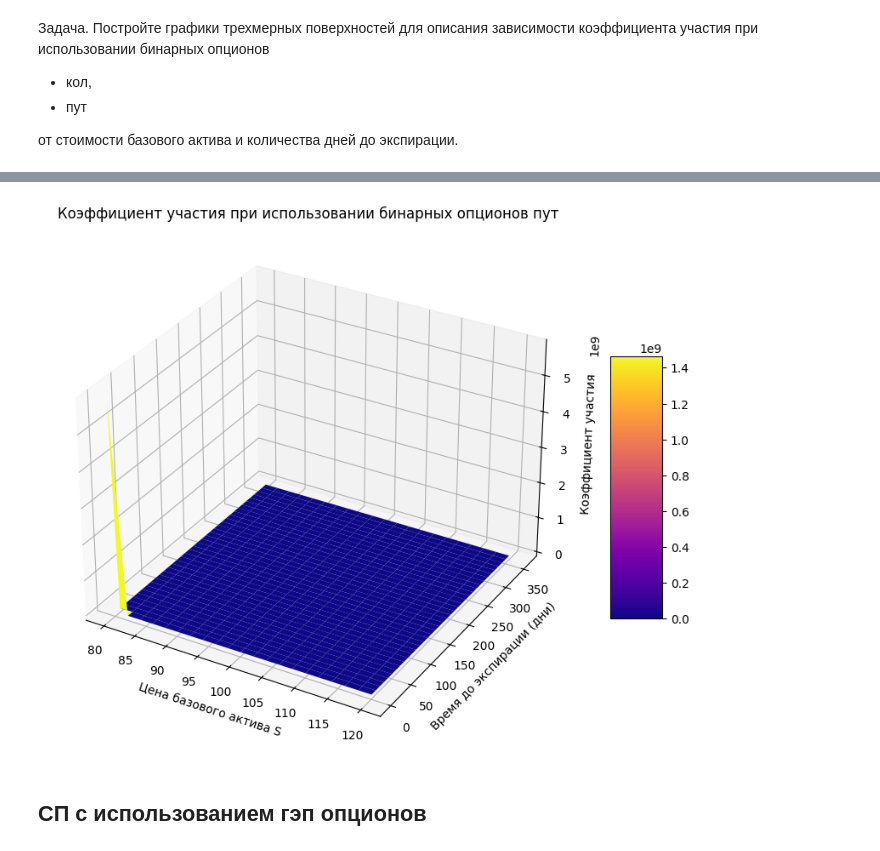
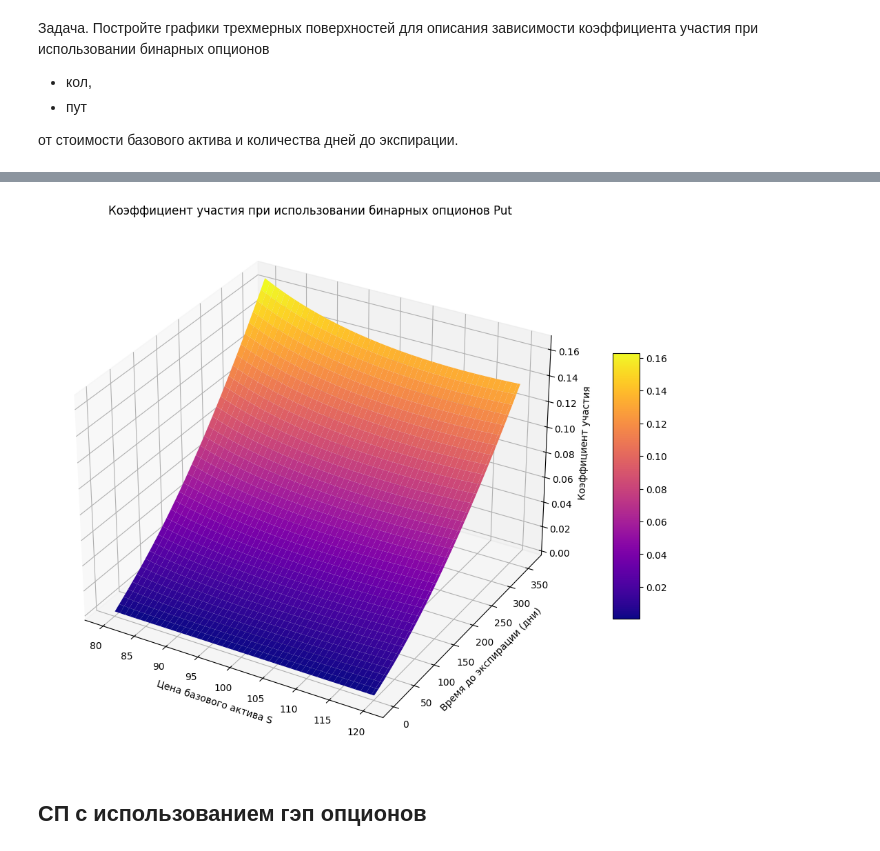
Before and after one commit to AlexanderBulldog/HASFI, a Jupyter notebook: lab_2а_GSFP.ipynb, the cells around one changed output, grey strips where cells are left out. Drawn from its saved outputs; the diff is of its cells as text; code cells hidden in the pictures.

```diff
--- a/lab_2а_GSFP.ipynb
+++ b/lab_2а_GSFP.ipynb
@@ -451,77 +451,85 @@ plt.show()
 
 от стоимости базового актива и количества дней до экспирации.
 # %%
+from mpl_toolkits.mplot3d import Axes3D
+
+
+r = 0.05
+q = 0.02
+sigma = 0.3
+N = 1000
+
 K1 = 90
 K2 = 110
 
+# --- Функции для оценки бинарных опционов ---
 def binary_option_call(S, K, T, r, q, sigma):
-    d1 = (np.log(S / K) + (r - q + sigma**2 / 2) * T) / (sigma * np.sqrt(T))
-    d2 = d1 - sigma * np.sqrt(T)
+    """
+    Оценка цены бинарного опционa Call (cash-or-nothing).
+    """
+    with np.errstate(divide='ignore', invalid='ignore'):
+        d2 = (np.log(S / K) + (r - q - 0.5 * sigma**2) * T) / (sigma * np.sqrt(T))
     return np.exp(-r * T) * norm.cdf(d2)
 
 def binary_option_put(S, K, T, r, q, sigma):
-    d1 = (np.log(S / K) + (r - q + sigma**2 / 2) * T) / (sigma * np.sqrt(T))
-    d2 = d1 - sigma * np.sqrt(T)
+    """
+    Оценка цены бинарного опциона Put (cash-or-nothing).
+    """
+    with np.errstate(divide='ignore', invalid='ignore'):
+        d2 = (np.log(S / K) + (r - q - 0.5 * sigma**2) * T) / (sigma * np.sqrt(T))
     return np.exp(-r * T) * norm.cdf(-d2)
 
-S_values = np.linspace(80, 120, 21)
-days_to_expiration = np.arange(1, 366, 10)
+
+S_values = np.linspace(80, 120, 100)
+days_to_expiration = np.arange(1, 366, 5)
 T_values = days_to_expiration / 365
 
 S_grid, T_grid = np.meshgrid(S_values, T_values)
 
+
+sigma = 0.5
+
+K1 = 80
+K2 = 130
+
+b_call_K1 = binary_option_call(S_grid, K1, T_grid, r, q, sigma)
+b_call_K2 = binary_option_call(S_grid, K2, T_grid, r, q, sigma)
+
+
+strategy_cost_call = np.maximum(b_call_K1 - b_call_K2, 1e-6)
+
+
+mask_call = strategy_cost_call > 1e-6
 PR_call = np.zeros_like(S_grid)
-PR_put = np.zeros_like(S_grid)
+PR_call[mask_call] = (risk_part[mask_call] / strategy_cost_call[mask_call]) / N
 
-for i in range(S_grid.shape[0]):
-    for j in range(S_grid.shape[1]):
-        S = S_grid[i, j]
-        T = T_grid[i, j]
 
-        b_call_K1 = binary_option_call(S, K1, T, r, q, sigma)
-        b_call_K2 = binary_option_call(S, K2, T, r, q, sigma)
-        strategy_cost_call = b_call_K1 - b_call_K2
-
-        b_put_K1 = binary_option_put(S, K1, T, r, q, sigma)
-        b_put_K2 = binary_option_put(S, K2, T, r, q, sigma)
-        strategy_cost_put = b_put_K2 - b_put_K1
-        risk_part = N - N * np.exp(-r * T)
-
-        if strategy_cost_call > 0:
-            Q_call = risk_part / strategy_cost_call
-            PR_call[i, j] = Q_call / N
-        else:
-            PR_call[i, j] = 0
-
-        if strategy_cost_put > 0:
-            Q_put = risk_part / strategy_cost_put
-            PR_put[i, j] = Q_put / N
-        else:
-            PR_put[i, j] = 0
-
-fig = plt.figure(figsize=(12, 8))
+fig = plt.figure(figsize=(14, 10))
 ax = fig.add_subplot(111, projection='3d')
-
 surf_call = ax.plot_surface(S_grid, T_grid * 365, PR_call, cmap='viridis', edgecolor='none')
-
 ax.set_xlabel('Цена базового актива S')
 ax.set_ylabel('Время до экспирации (дни)')
 ax.set_zlabel('Коэффициент участия')
-ax.set_title('Коэффициент участия при использовании бинарных опционов колл')
-
-fig.colorbar(surf_call, shrink=0.5, aspect=5)
+ax.set_title('Коэффициент участия при использовании бинарных опционов Call')
+fig.colorbar(surf_call, shrink=0.5, aspect=10)
 plt.show()
 
-fig = plt.figure(figsize=(12, 8))
+
+b_put_K1 = binary_option_put(S_grid, K1, T_grid, r, q, sigma)
+b_put_K2 = binary_option_put(S_grid, K2, T_grid, r, q, sigma)
+
+strategy_cost_put = np.maximum(b_put_K2 - b_put_K1, 1e-6)
+mask_put = strategy_cost_put > 1e-6
+PR_put = np.zeros_like(S_grid)
+PR_put[mask_put] = (risk_part[mask_put] / strategy_cost_put[mask_put]) / N
+
+fig = plt.figure(figsize=(14, 10))
 ax = fig.add_subplot(111, projection='3d')
-
 surf_put = ax.plot_surface(S_grid, T_grid * 365, PR_put, cmap='plasma', edgecolor='none')
-
 ax.set_xlabel('Цена базового актива S')
 ax.set_ylabel('Время до экспирации (дни)')
 ax.set_zlabel('Коэффициент участия')
-ax.set_title('Коэффициент участия при использовании бинарных опционов пут')
-
-fig.colorbar(surf_put, shrink=0.5, aspect=5)
+ax.set_title('Коэффициент участия при использовании бинарных опционов Put')
+fig.colorbar(surf_put, shrink=0.5, aspect=10)
 plt.show()
 # %% [output]
@@ -529,4 +537,4 @@ plt.show()
-[figure, old version]
+[figure, new version]
 # %% [markdown]
 ## CП с использованием гэп опционов
 # %% [markdown]
```
Also changed, not shown: parts of 8 cells of this notebook.
